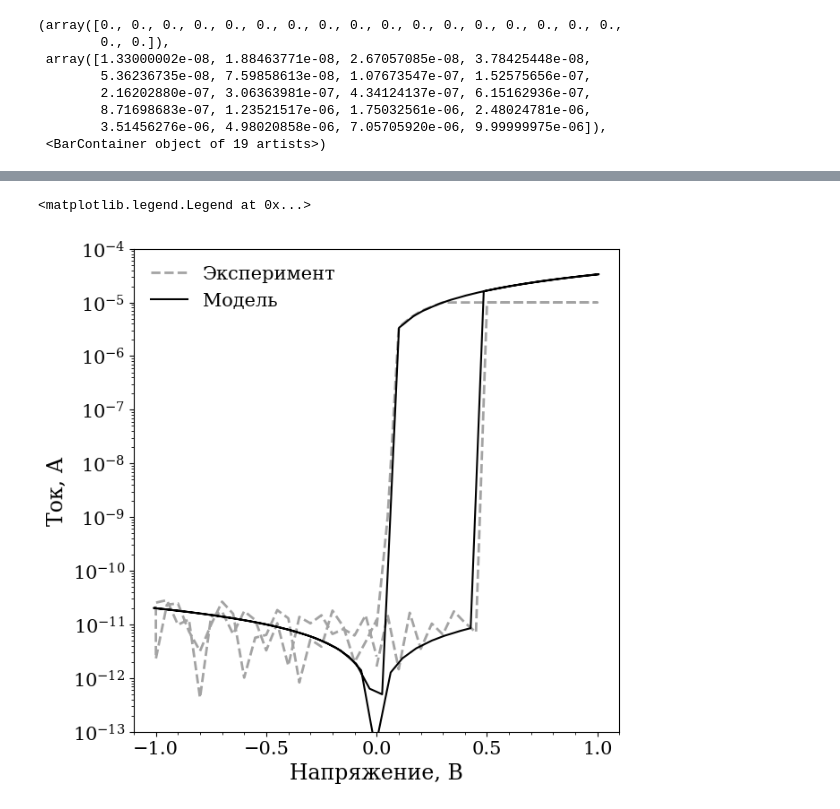
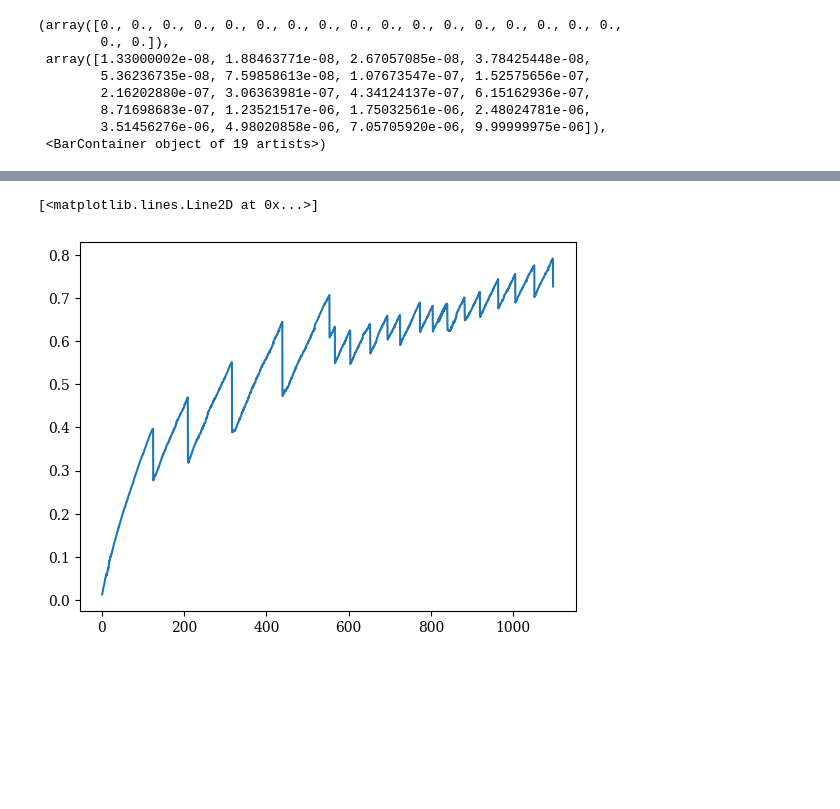
Before and after one commit to OneMoreGate/TiN-HZO_experimental, a Jupyter notebook: sample_6_preann_550_postann_350/main.ipynb, the cells around one changed output, grey strips where cells are left out. Saved outputs shown, nothing was run; the diff lists cells and outputs as text; code cells hidden in the pictures; blank space fills up the shorter version.

```diff
--- a/sample_6_preann_550_postann_350/main.ipynb
+++ b/sample_6_preann_550_postann_350/main.ipynb
@@ -169,28 +169,9 @@ class ThresholdSwitch():
-# %%
-ts = ThresholdSwitch(R_off=5e10, V_th=0.45, V_hold=0.05, R_on=3e4)
-t  =np.linspace(0, np.pi, 100)
-V = np.sin(2 * t) + np.array([np.random.normal(0,0.005) for _ in t])
-I = np.array([V[i] / ts.get_resistance(V[i]) for i in range(len(t))])
-
-fig, ax = plt.subplots(figsize = [7,7])
-
-y_major = ticker.LogLocator(numticks = 20)
-y_minor = ticker.LogLocator(subs = np.arange(1.0, 10.0) * 0.1, numticks = 10)
-
-d_2.draw_single_line('E16-100', ax, 135, color = '#a3a3a3', linestyle = 'dashed', linewidth = 2, label = 'Эксперимент')
-ax.plot(V, np.abs(I), label = 'Модель', color = 'k')
-ax.set(yscale='log', xlim=[-1.1, 1.1], ylim=[10**-(13), 10**-4])
-ax.xaxis.set_major_locator(ticker.MultipleLocator(0.5))
-ax.xaxis.set_minor_locator(ticker.MultipleLocator(0.1))
-ax.yaxis.set_major_locator(y_major)
-ax.yaxis.set_minor_locator(y_minor)
-ax.tick_params(labelsize=15)
-ax.set_ylabel('Ток, А', size = 17)
-ax.set_xlabel('Напряжение, В', size = 17)
-ax.legend(frameon = False, fontsize = 15)
-#ax.text(0.5, 2 * 10 ** -5, r'$I_{c.c.} = 10^{-5} \;A$', size = 15)
-
-#plt.savefig('ts_model.png', dpi = 300, bbox_inches = 'tight')
-# %% [output]
-<matplotlib.legend.Legend at 0x...>
-[figure, removed]
+# %%
+s = pd.read_csv('7.data', delimiter='   ', engine='python', skiprows=13, header=None)
+t = s[0]
+v = s[1]
+# %%
+plt.plot(t, v)
+# %% [output]
+[<matplotlib.lines.Line2D at 0x...>]
+[figure, added]
```
Also changed, not shown: parts of 6 cells of this notebook, 2 other files.
